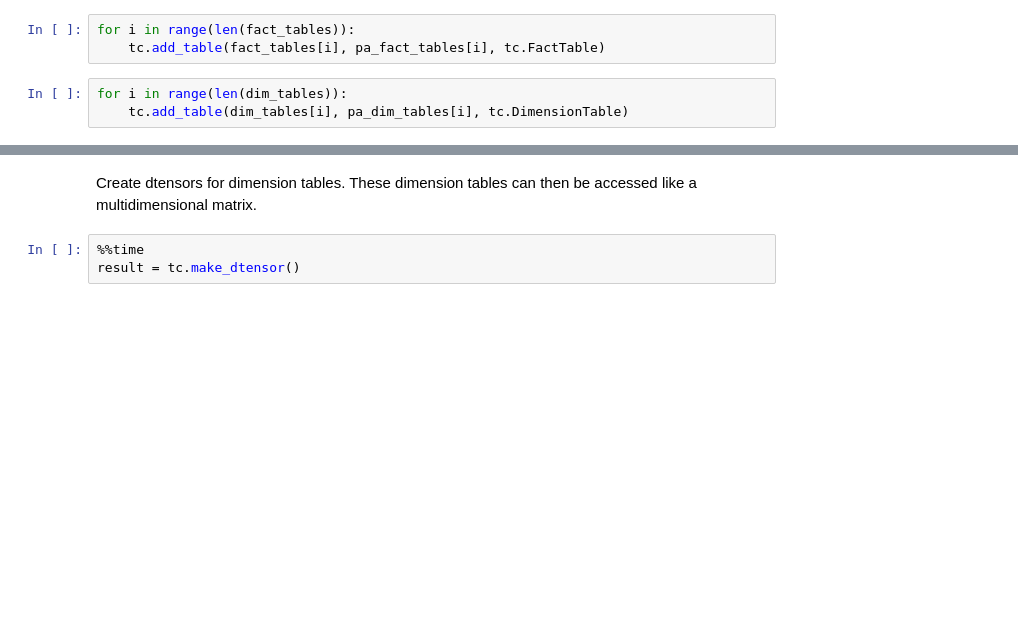
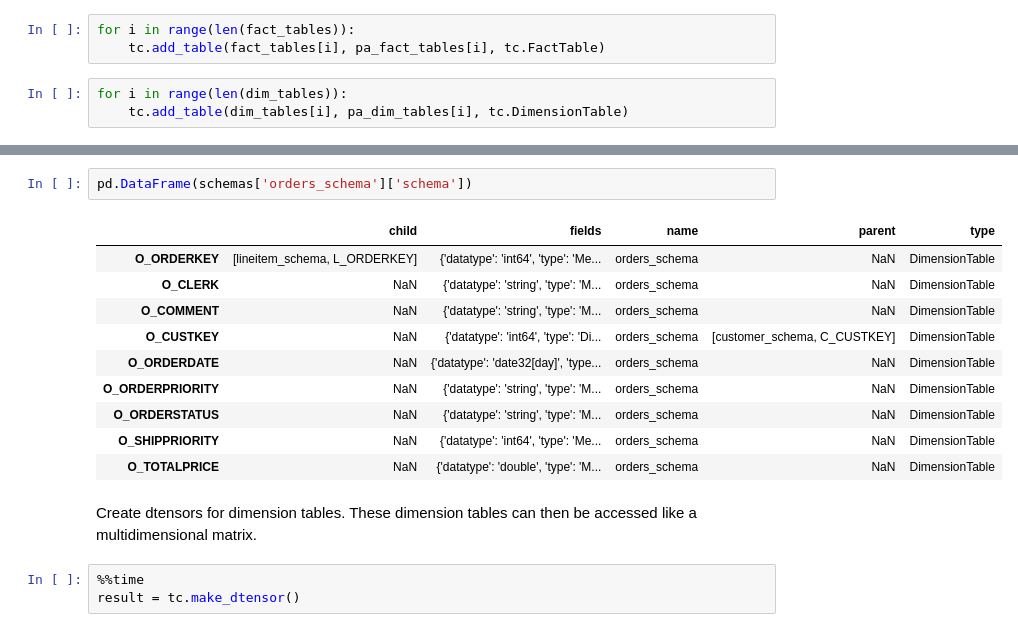
Before and after one commit to hkverma/litendb, a Jupyter notebook: py/notebooks/LitenStandaloneQ5Q6.ipynb, the cells around one changed output, grey strips where cells are left out. Cells and saved outputs as stored; diff of their text form; blank space fills up the shorter version.

```diff
--- a/py/notebooks/LitenStandaloneQ5Q6.ipynb
+++ b/py/notebooks/LitenStandaloneQ5Q6.ipynb
@@ -71,3 +185,16 @@ tc.info()
+# %%
+pd.DataFrame(schemas['orders_schema']['schema'])
+# %% [output]
+|  | child | fields | name | parent | type |
+| O_ORDERKEY | [lineitem_schema, L_ORDERKEY] | {'datatype': 'int64', 'type': 'Me... | orders_schema | NaN | DimensionTable |
+| O_CLERK | NaN | {'datatype': 'string', 'type': 'M... | orders_schema | NaN | DimensionTable |
+| O_COMMENT | NaN | {'datatype': 'string', 'type': 'M... | orders_schema | NaN | DimensionTable |
+| O_CUSTKEY | NaN | {'datatype': 'int64', 'type': 'Di... | orders_schema | [customer_schema, C_CUSTKEY] | DimensionTable |
+| O_ORDERDATE | NaN | {'datatype': 'date32[day]', 'type... | orders_schema | NaN | DimensionTable |
+| O_ORDERPRIORITY | NaN | {'datatype': 'string', 'type': 'M... | orders_schema | NaN | DimensionTable |
+| O_ORDERSTATUS | NaN | {'datatype': 'string', 'type': 'M... | orders_schema | NaN | DimensionTable |
+| O_SHIPPRIORITY | NaN | {'datatype': 'int64', 'type': 'Me... | orders_schema | NaN | DimensionTable |
+| O_TOTALPRICE | NaN | {'datatype': 'double', 'type': 'M... | orders_schema | NaN | DimensionTable |
 # %% [markdown]
 Create dtensors for dimension tables. These dimension tables can then be accessed like a multidimensional matrix.
 # %%
```
Also changed, not shown: parts of 23 cells of this notebook, 7 other files.
